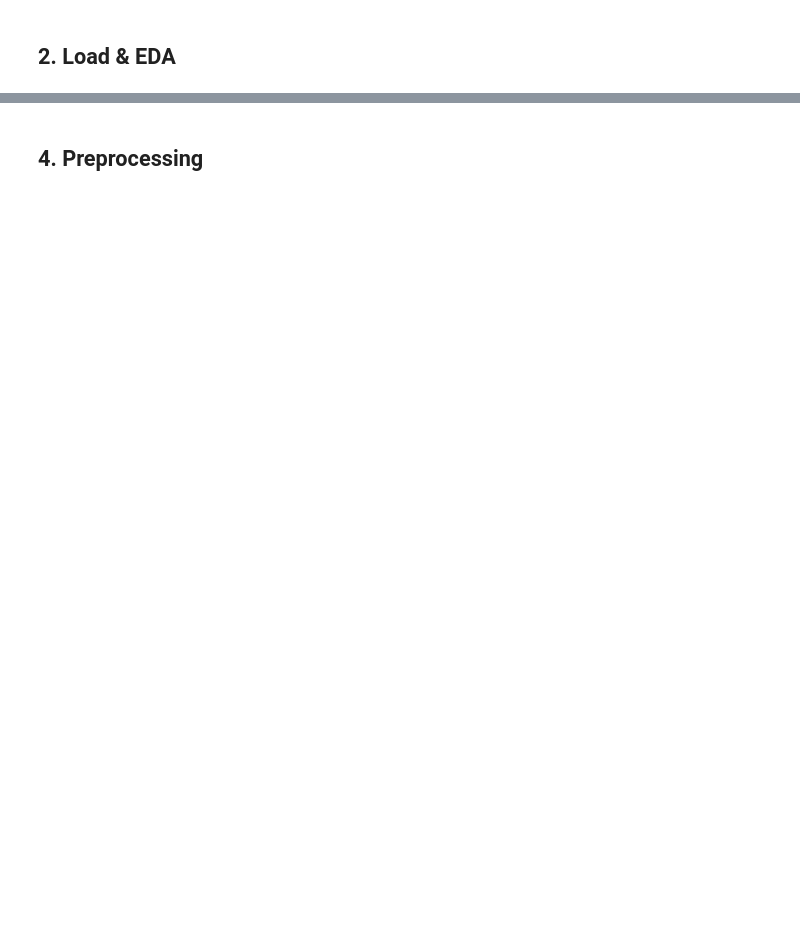
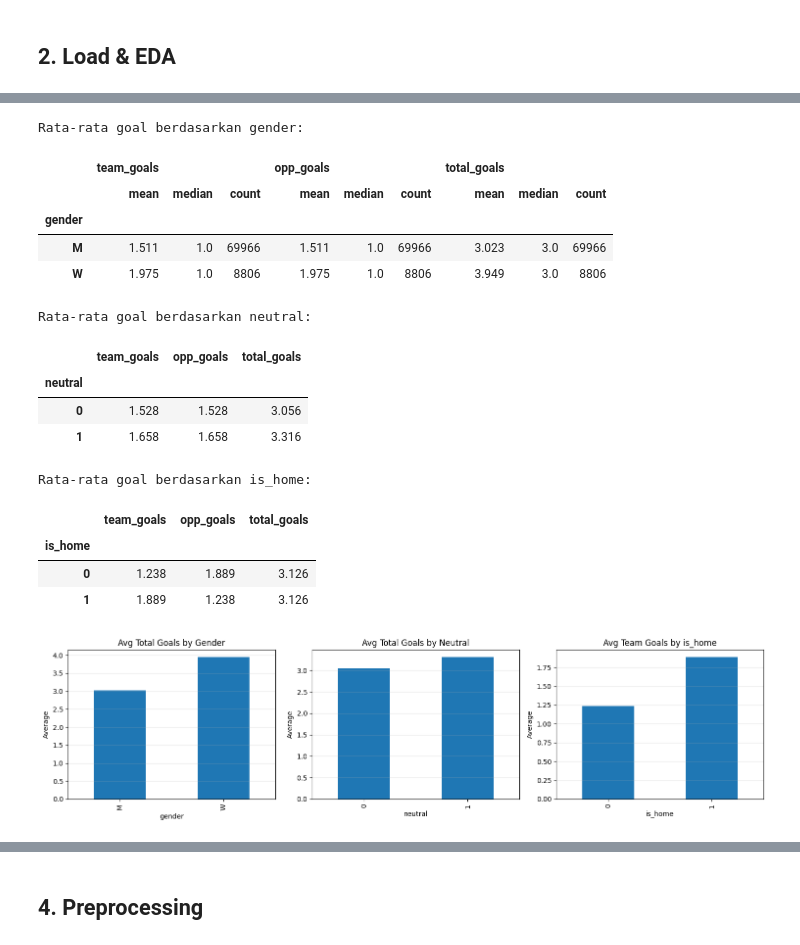
Before and after one commit to maulnite/gamafest-bcc-lagi-bawa-anak-baru, a Jupyter notebook: football_prediction.ipynb, the cells around one changed output, grey strips where cells are left out. Saved outputs shown, nothing was run; the diff lists cells and outputs as text; code cells hidden in the pictures; blank space fills up the shorter version.

```diff
--- a/football_prediction.ipynb
+++ b/football_prediction.ipynb
@@ -97,0 +293,44 @@ print('\nWeight distribution:',dict(train['tournament_weight'].value_counts()))
+# %%
+summary_gender = train.groupby('gender')[['team_goals', 'opp_goals', 'total_goals']].agg(['mean', 'median', 'count']).round(3)
+summary_neutral = train.groupby('neutral')[['team_goals', 'opp_goals', 'total_goals']].mean().round(3)
+summary_home = train.groupby('is_home')[['team_goals', 'opp_goals', 'total_goals']].mean().round(3)
+
+print('Rata-rata goal berdasarkan gender:')
+display(summary_gender)
+
+print('Rata-rata goal berdasarkan neutral:')
+display(summary_neutral)
+
+print('Rata-rata goal berdasarkan is_home:')
+display(summary_home)
+
+fig, axes = plt.subplots(1, 3, figsize=(15, 4))
+
+train.groupby('gender')['total_goals'].mean().plot(kind='bar', ax=axes[0], title='Avg Total Goals by Gender')
+train.groupby('neutral')['total_goals'].mean().plot(kind='bar', ax=axes[1], title='Avg Total Goals by Neutral')
+train.groupby('is_home')['team_goals'].mean().plot(kind='bar', ax=axes[2], title='Avg Team Goals by is_home')
+
+for ax in axes:
+    ax.set_ylabel('Average')
+    ax.grid(axis='y', alpha=0.3)
+
+plt.tight_layout()
+plt.show()
+# %% [output]
+Rata-rata goal berdasarkan gender:
+|  | team_goals |  |  | opp_goals |  |  | total_goals |  |  |
+|  | mean | median | count | mean | median | count | mean | median | count |
+| gender |  |  |  |  |  |  |  |  |  |
+| M | 1.511 | 1.0 | 69966 | 1.511 | 1.0 | 69966 | 3.023 | 3.0 | 69966 |
+| W | 1.975 | 1.0 | 8806 | 1.975 | 1.0 | 8806 | 3.949 | 3.0 | 8806 |
+Rata-rata goal berdasarkan neutral:
+|  | team_goals | opp_goals | total_goals |
+| neutral |  |  |  |
+| 0 | 1.528 | 1.528 | 3.056 |
+| 1 | 1.658 | 1.658 | 3.316 |
+Rata-rata goal berdasarkan is_home:
+|  | team_goals | opp_goals | total_goals |
+| is_home |  |  |  |
+| 0 | 1.238 | 1.889 | 3.126 |
+| 1 | 1.889 | 1.238 | 3.126 |
+[figure, added]
```
Also changed, not shown: parts of 47 cells of this notebook.
